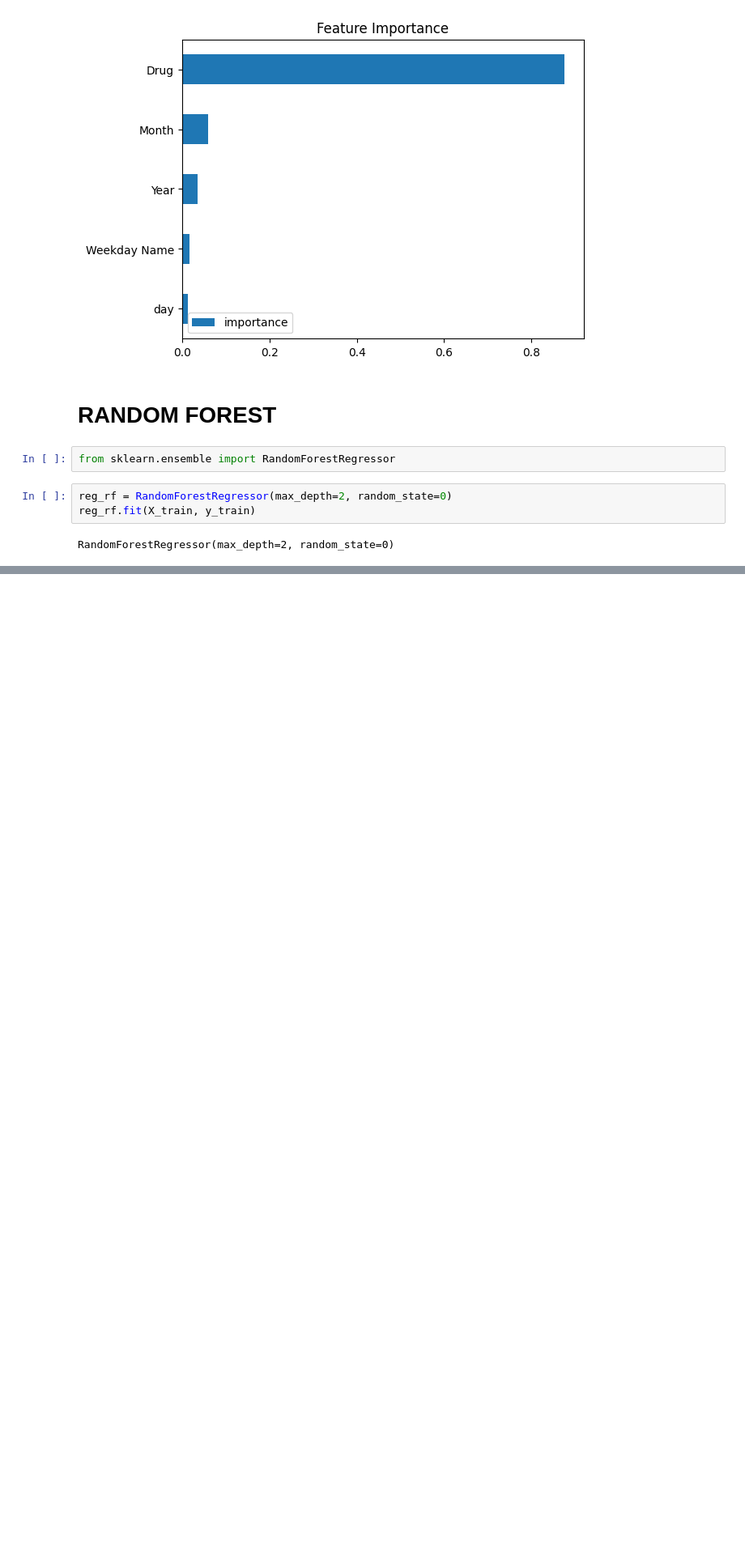
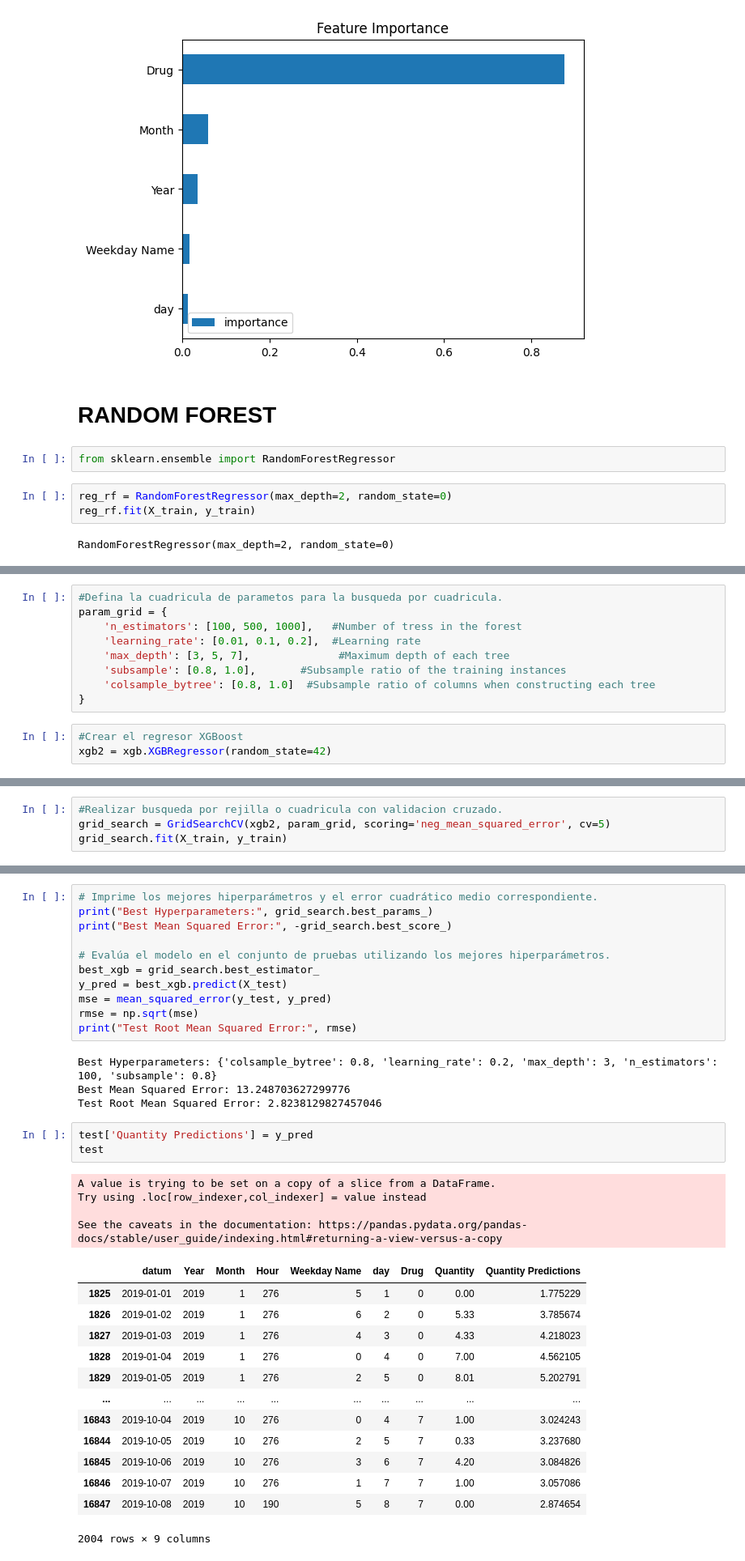
Before and after one commit to victoregomezf-maker/seminario, a Jupyter notebook: clase11_12_EDA_PREDICCIONES.ipynb, the cells around one changed output, grey strips where cells are left out. Shown: that part at 81% size. Saved outputs shown, nothing was run; the diff lists cells and outputs as text; blank space fills up the shorter version.

```diff
--- a/clase11_12_EDA_PREDICCIONES.ipynb
+++ b/clase11_12_EDA_PREDICCIONES.ipynb
@@ -387,0 +483,12 @@ RandomForestRegressor(max_depth=2, random_state=0)
+# %%
+#Defina la cuadricula de parametos para la busqueda por cuadricula.
+param_grid = {
+    'n_estimators': [100, 500, 1000],   #Number of tress in the forest
+    'learning_rate': [0.01, 0.1, 0.2],  #Learning rate
+    'max_depth': [3, 5, 7],              #Maximum depth of each tree
+    'subsample': [0.8, 1.0],       #Subsample ratio of the training instances
+    'colsample_bytree': [0.8, 1.0]  #Subsample ratio of columns when constructing each tree
+}
+# %%
+#Crear el regresor XGBoost
+xgb2 = xgb.XGBRegressor(random_state=42)
@@ -387,0 +497,4 @@ RandomForestRegressor(max_depth=2, random_state=0)
+# %%
+#Realizar busqueda por rejilla o cuadricula con validacion cruzado.
+grid_search = GridSearchCV(xgb2, param_grid, scoring='neg_mean_squared_error', cv=5)
+grid_search.fit(X_train, y_train)
@@ -387,0 +519,36 @@ RandomForestRegressor(max_depth=2, random_state=0)
+# %%
+# Imprime los mejores hiperparámetros y el error cuadrático medio correspondiente.
+print("Best Hyperparameters:", grid_search.best_params_)
+print("Best Mean Squared Error:", -grid_search.best_score_)
+
+# Evalúa el modelo en el conjunto de pruebas utilizando los mejores hiperparámetros.
+best_xgb = grid_search.best_estimator_
+y_pred = best_xgb.predict(X_test)
+mse = mean_squared_error(y_test, y_pred)
+rmse = np.sqrt(mse)
+print("Test Root Mean Squared Error:", rmse)
+# %% [output]
+Best Hyperparameters: {'colsample_bytree': 0.8, 'learning_rate': 0.2, 'max_depth': 3, 'n_estimators': 100, 'subsample': 0.8}
+Best Mean Squared Error: 13.248703627299776
+Test Root Mean Squared Error: 2.8238129827457046
+# %%
+test['Quantity Predictions'] = y_pred
+test
+# %% [output]
+A value is trying to be set on a copy of a slice from a DataFrame.
+Try using .loc[row_indexer,col_indexer] = value instead
+
+See the caveats in the documentation: https://pandas.pydata.org/pandas-docs/stable/user_guide/indexing.html#returning-a-view-versus-a-copy
+|  | datum | Year | Month | Hour | Weekday Name | day | Drug | Quantity | Quantity Predictions |
+| 1825 | 2019-01-01 | 2019 | 1 | 276 | 5 | 1 | 0 | 0.00 | 1.775229 |
+| 1826 | 2019-01-02 | 2019 | 1 | 276 | 6 | 2 | 0 | 5.33 | 3.785674 |
+| 1827 | 2019-01-03 | 2019 | 1 | 276 | 4 | 3 | 0 | 4.33 | 4.218023 |
+| 1828 | 2019-01-04 | 2019 | 1 | 276 | 0 | 4 | 0 | 7.00 | 4.562105 |
+| 1829 | 2019-01-05 | 2019 | 1 | 276 | 2 | 5 | 0 | 8.01 | 5.202791 |
+| ... | ... | ... | ... | ... | ... | ... | ... | ... | ... |
+| 16843 | 2019-10-04 | 2019 | 10 | 276 | 0 | 4 | 7 | 1.00 | 3.024243 |
+| 16844 | 2019-10-05 | 2019 | 10 | 276 | 2 | 5 | 7 | 0.33 | 3.237680 |
+| 16845 | 2019-10-06 | 2019 | 10 | 276 | 3 | 6 | 7 | 4.20 | 3.084826 |
+| 16846 | 2019-10-07 | 2019 | 10 | 276 | 1 | 7 | 7 | 1.00 | 3.057086 |
+| 16847 | 2019-10-08 | 2019 | 10 | 190 | 5 | 8 | 7 | 0.00 | 2.874654 |
+2004 rows × 9 columns
```
Also changed, not shown: parts of 20 cells of this notebook.
